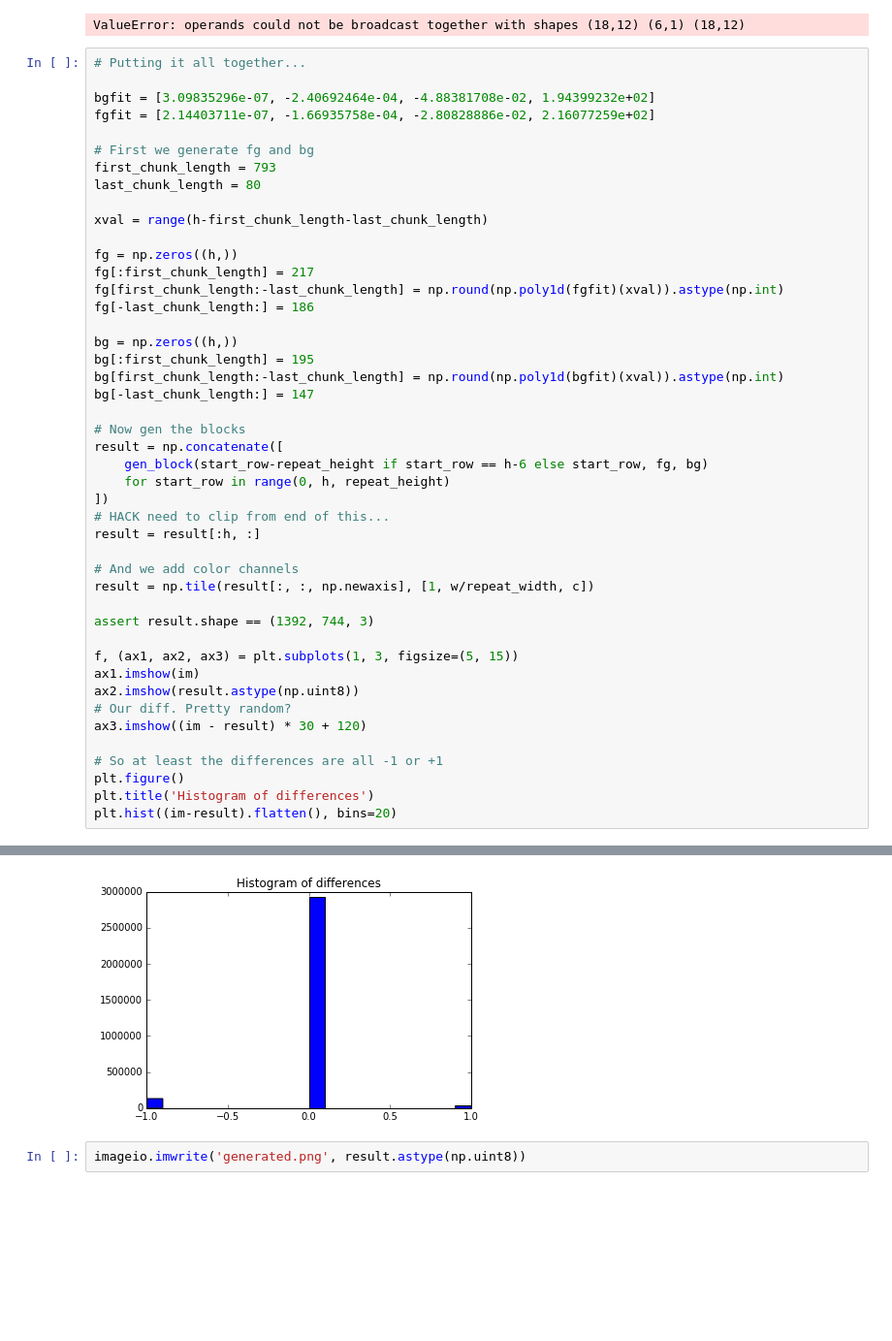
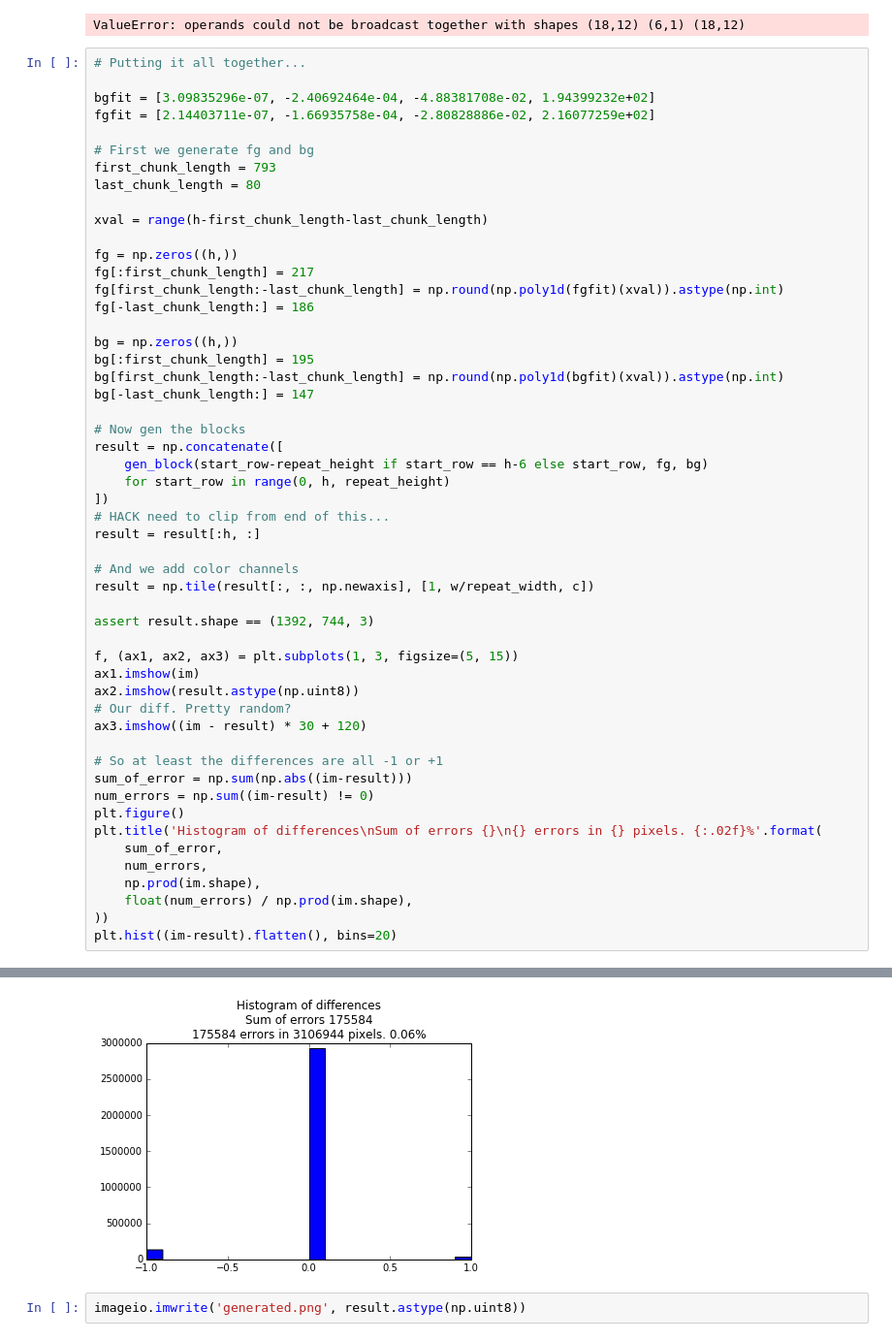
Before and after one commit to cgc/rnd, a Jupyter notebook: generate-favorite-wallpaper/exploring-wallpaper-generation.ipynb, the cells around one changed output, grey strips where cells are left out. Shown at 97% size. Drawn from its saved outputs; the diff is of its cells as text; blank space fills up the shorter version.

```diff
--- a/generate-favorite-wallpaper/exploring-wallpaper-generation.ipynb
+++ b/generate-favorite-wallpaper/exploring-wallpaper-generation.ipynb
@@ -441,35 +441,42 @@ bg[-last_chunk_length:] = 147
 result = np.concatenate([
     gen_block(start_row-repeat_height if start_row == h-6 else start_row, fg, bg)
     for start_row in range(0, h, repeat_height)
 ])
 # HACK need to clip from end of this...
 result = result[:h, :]
 
 # And we add color channels
 result = np.tile(result[:, :, np.newaxis], [1, w/repeat_width, c])
 
 assert result.shape == (1392, 744, 3)
 
 f, (ax1, ax2, ax3) = plt.subplots(1, 3, figsize=(5, 15))
 ax1.imshow(im)
 ax2.imshow(result.astype(np.uint8))
 # Our diff. Pretty random?
 ax3.imshow((im - result) * 30 + 120)
 
 # So at least the differences are all -1 or +1
+sum_of_error = np.sum(np.abs((im-result)))
+num_errors = np.sum((im-result) != 0)
 plt.figure()
-plt.title('Histogram of differences')
+plt.title('Histogram of differences\nSum of errors {}\n{} errors in {} pixels. {:.02f}%'.format(
+    sum_of_error,
+    num_errors,
+    np.prod(im.shape),
+    float(num_errors) / np.prod(im.shape),
+))
 plt.hist((im-result).flatten(), bins=20)
 # %% [output]
 (array([ 131688.,       0.,       0.,       0.,       0.,       0.,
               0.,       0.,       0.,       0., 2931360.,       0.,
               0.,       0.,       0.,       0.,       0.,       0.,
               0.,   43896.]),
  array([-1. , -0.9, -0.8, -0.7, -0.6, -0.5, -0.4, -0.3, -0.2, -0.1,  0. ,
          0.1,  0.2,  0.3,  0.4,  0.5,  0.6,  0.7,  0.8,  0.9,  1. ]),
  <a list of 20 Patch objects>)
 [figure]
-[figure, old version]
+[figure, new version]
 # %%
 imageio.imwrite('generated.png', result.astype(np.uint8))
 # %% [markdown]
```
Also changed, not shown: 1 other file.
